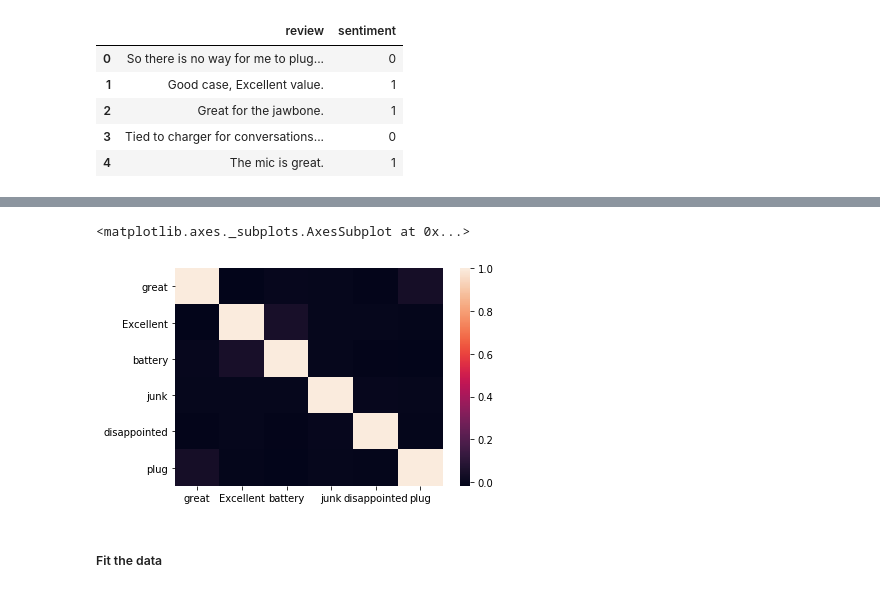
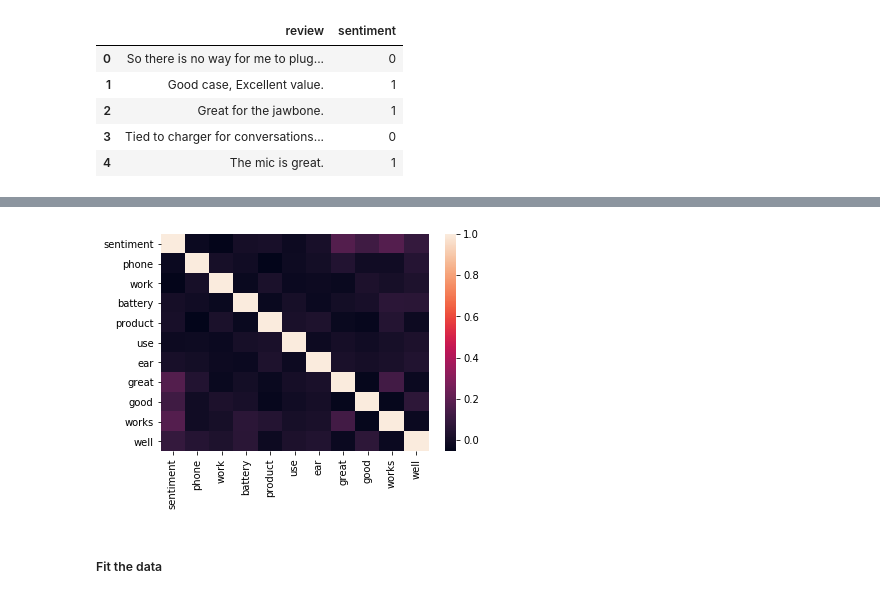
Before and after one commit to cullinap/thinkful, a Jupyter notebook: sentiment_analysis.ipynb, the cells around one changed output, grey strips where cells are left out. Saved outputs shown, nothing was run; the diff lists cells and outputs as text; code cells hidden in the pictures.

```diff
--- a/sentiment_analysis.ipynb
+++ b/sentiment_analysis.ipynb
@@ -111,0 +105,6 @@ most_common(negative_words)
+# %%
+negative_most_common = most_common(split_reviews[0].review.tolist())
+
+neg_df = pd.DataFrame(negative_most_common).rename(columns={0:'word',1:'frequency'})
+top_50_neg = neg_df.loc[0:50]
+top_50_neg.head()
@@ -133,0 +120,6 @@ most_common(positive_words)
+# %%
+positive_most_common = most_common(split_reviews[1].review.tolist())
+
+pos_df = pd.DataFrame(positive_most_common).rename(columns={0:'word',1:'frequency'})
+top_50_pos = pos_df.loc[0:50]
+top_50_pos.head()
@@ -151,14 +154,8 @@ amzn_raw.head()
+# %%
+kw_list = neg_df.word.loc[0:5].tolist() + pos_df.word.loc[0:5].tolist()
 # %%
-keywords = ['great',     #good
-            'Excellent',
-            'battery',   #bad
-            'junk',
-            'disappointed',
-            'plug'
-    ]
-
-for key in keywords:
-    data[str(key)] = amzn_raw.review.str.contains(
+for key in kw_list:
+    amzn_raw.loc[:,str(key)] =  amzn_raw.review.str.contains(
         ' ' + str(key) + ' ',
         case=False
     )
@@ -165,8 +171,9 @@ for key in keywords:
 # %%
-sns.heatmap(data.corr())
+sns.heatmap(amzn_raw.corr())
+
+plt.show()
 # %% [output]
-<matplotlib.axes._subplots.AxesSubplot at 0x...>
-[figure, old version]
+[figure, new version]
 # %% [markdown]
 ##### Fit the data
 # %%
```
Also changed, not shown: parts of 46 cells of this notebook, 2 other files.
